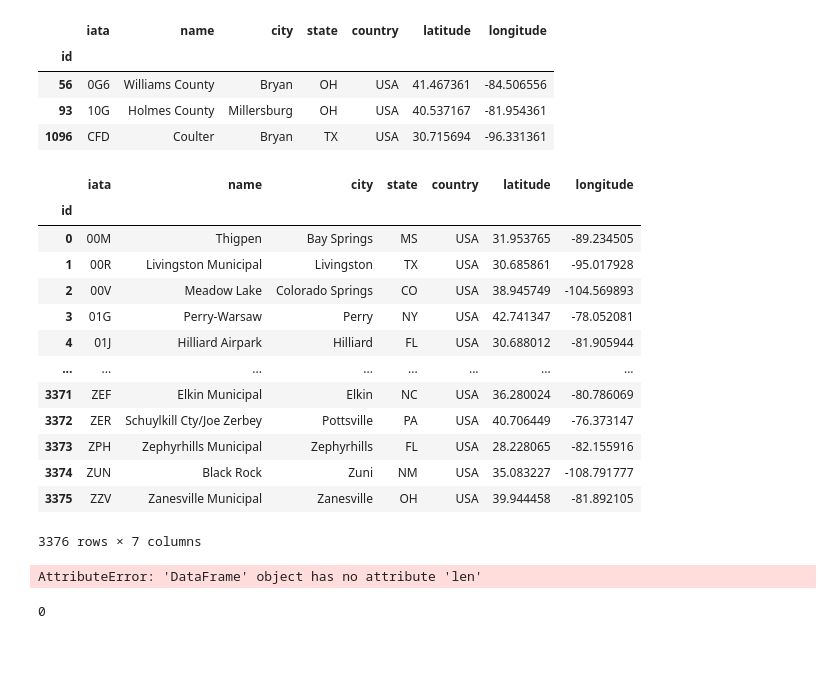
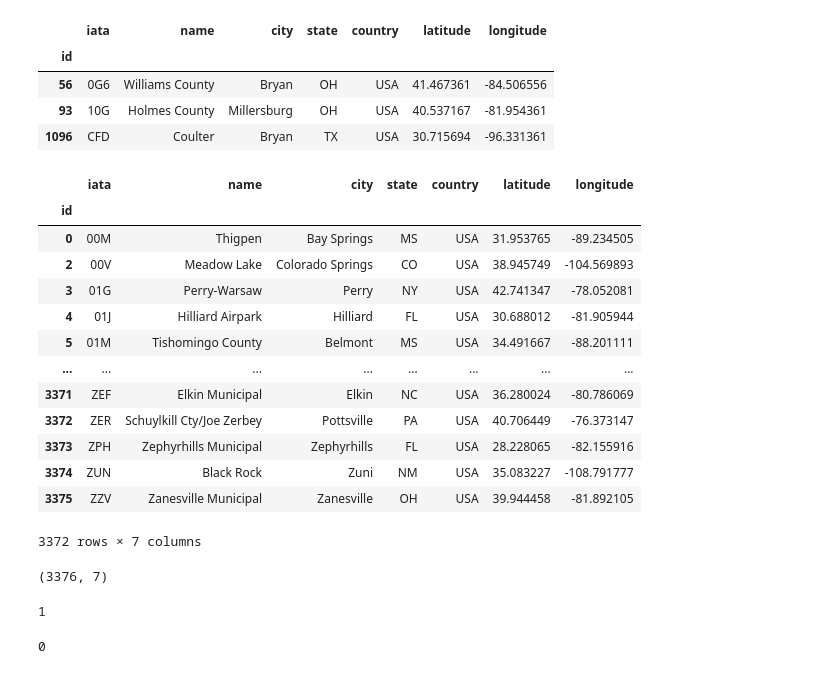
Before and after one commit to xxonam/Personal_Projects, a Jupyter notebook: pd_cheat_sheet/pd_cheatsheet.ipynb, the cells around one changed output. Drawn from its saved outputs; the diff is of its cells as text; code cells hidden in the pictures.

```diff
--- a/pd_cheat_sheet/Untitled.ipynb
+++ b/pd_cheat_sheet/pd_cheatsheet.ipynb
@@ -373,27 +373,33 @@ df_filtered
 | 93 | 10G | Holmes County | Millersburg | OH | USA | 40.537167 | -81.954361 |
 | 1096 | CFD | Coulter | Bryan | TX | USA | 30.715694 | -96.331361 |
 # %%
-df_filtered = df[(df['iata'] != '10G') | (df['city'] == 'Millersburg')]
+df_filtered = df[(df['iata'] != '10G') & (df['city'] != 'Livingston')]
 df_filtered
 # %% [output]
 |  | iata | name | city | state | country | latitude | longitude |
 | id |  |  |  |  |  |  |  |
 | 0 | 00M | Thigpen | Bay Springs | MS | USA | 31.953765 | -89.234505 |
-| 1 | 00R | Livingston Municipal | Livingston | TX | USA | 30.685861 | -95.017928 |
 | 2 | 00V | Meadow Lake | Colorado Springs | CO | USA | 38.945749 | -104.569893 |
 | 3 | 01G | Perry-Warsaw | Perry | NY | USA | 42.741347 | -78.052081 |
 | 4 | 01J | Hilliard Airpark | Hilliard | FL | USA | 30.688012 | -81.905944 |
+| 5 | 01M | Tishomingo County | Belmont | MS | USA | 34.491667 | -88.201111 |
 | ... | ... | ... | ... | ... | ... | ... | ... |
 | 3371 | ZEF | Elkin Municipal | Elkin | NC | USA | 36.280024 | -80.786069 |
 | 3372 | ZER | Schuylkill Cty/Joe Zerbey | Pottsville | PA | USA | 40.706449 | -76.373147 |
 | 3373 | ZPH | Zephyrhills Municipal | Zephyrhills | FL | USA | 28.228065 | -82.155916 |
 | 3374 | ZUN | Black Rock | Zuni | NM | USA | 35.083227 | -108.791777 |
 | 3375 | ZZV | Zanesville Municipal | Zanesville | OH | USA | 39.944458 | -81.892105 |
-3376 rows × 7 columns
+3372 rows × 7 columns
 # %%
-df.len()
+#number of rows and columns in df
+df.shape
 # %% [output]
-AttributeError: 'DataFrame' object has no attribute 'len'
+(3376, 7)
+# %%
+#find the number of rows that fit a criteria
+(df.name =='Thigpen').sum()
+# %% [output]
+1
 # %%
 #find the number of duplicated rows
 df.duplicated().sum()
```
Also changed, not shown: parts of 7 cells of this notebook.
